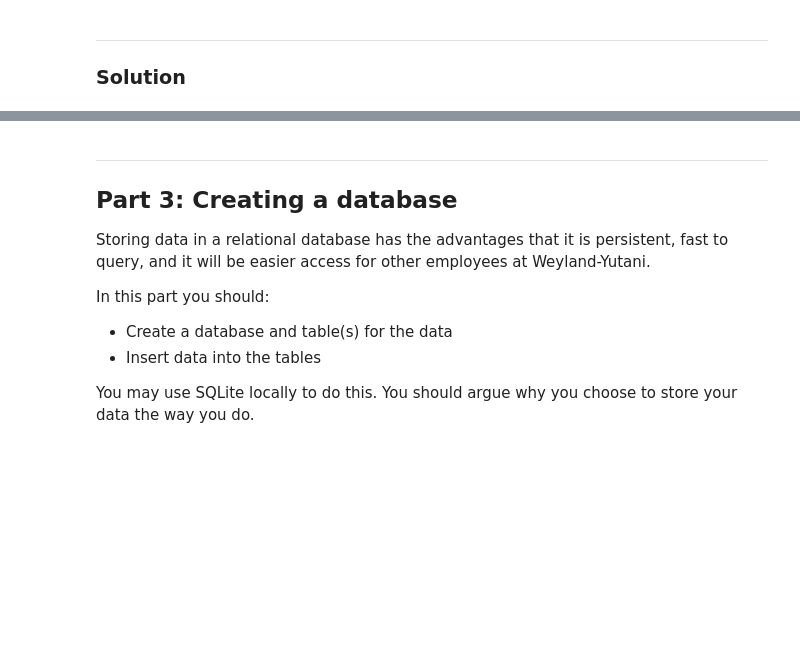
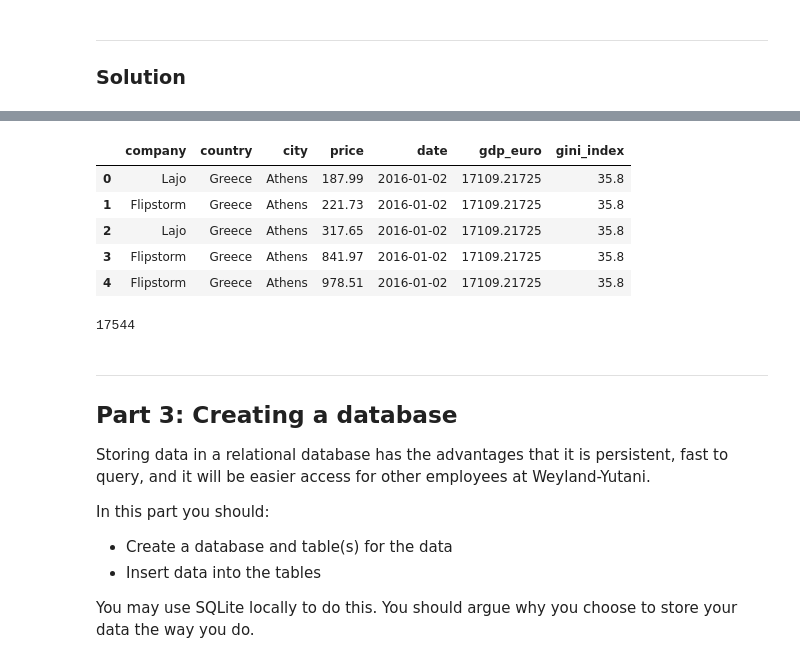
Before and after one commit to vincentvendius/Computational-tools-project-1, a Jupyter notebook: Project1_CustomerDatabase.ipynb, the cells around one changed output, grey strips where cells are left out. Drawn from its saved outputs; the diff is of its cells as text; code cells hidden in the pictures; blank space fills up the shorter version.

```diff
--- a/Project1_CustomerDatabase.ipynb
+++ b/Project1_CustomerDatabase.ipynb
@@ -406,3 +406,6 @@ In this part you should enrich your data with data from at least one external so
 # %% [markdown]
 ---
 ### Solution
+# %%
+# Loading the file new file.
+new_df = pd.read_csv('worldbank_info.csv', encoding='utf-8-sig')
@@ -409,3 +421,18 @@ In this part you should enrich your data with data from at least one external so
+# %%
+df = pd.merge(df, new_df, on='country',how='inner')
+# %%
+df.head(5)
+# %% [output]
+|  | company | country | city | price | date | gdp_euro | gini_index |
+| 0 | Lajo | Greece | Athens | 187.99 | 2016-01-02 | 17109.21725 | 35.8 |
+| 1 | Flipstorm | Greece | Athens | 221.73 | 2016-01-02 | 17109.21725 | 35.8 |
+| 2 | Lajo | Greece | Athens | 317.65 | 2016-01-02 | 17109.21725 | 35.8 |
+| 3 | Flipstorm | Greece | Athens | 841.97 | 2016-01-02 | 17109.21725 | 35.8 |
+| 4 | Flipstorm | Greece | Athens | 978.51 | 2016-01-02 | 17109.21725 | 35.8 |
+# %%
+len(df)
+# %% [output]
+17544
 # %% [markdown]
 ---
 ## Part 3: Creating a database
```
Also changed, not shown: parts of 6 cells of this notebook.
